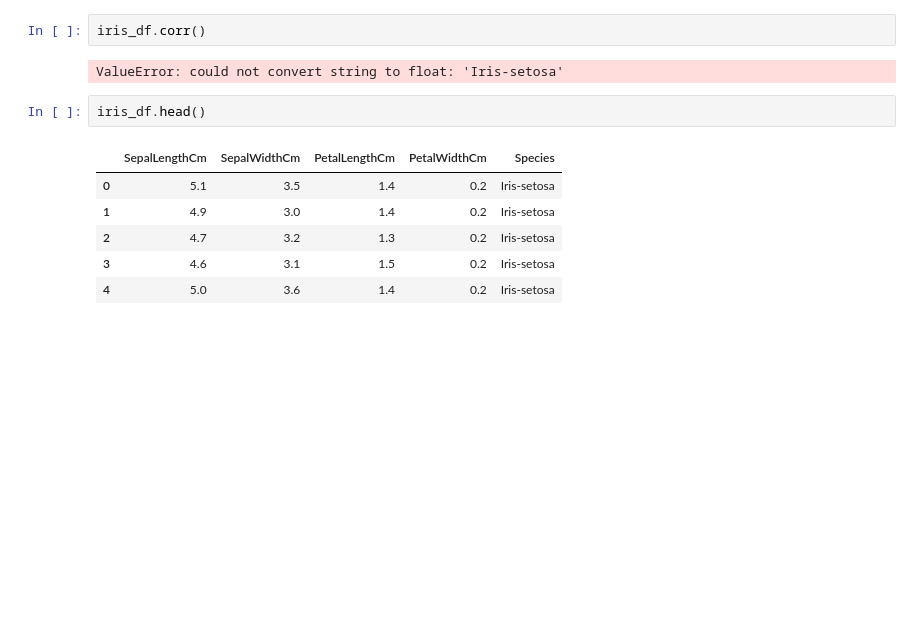
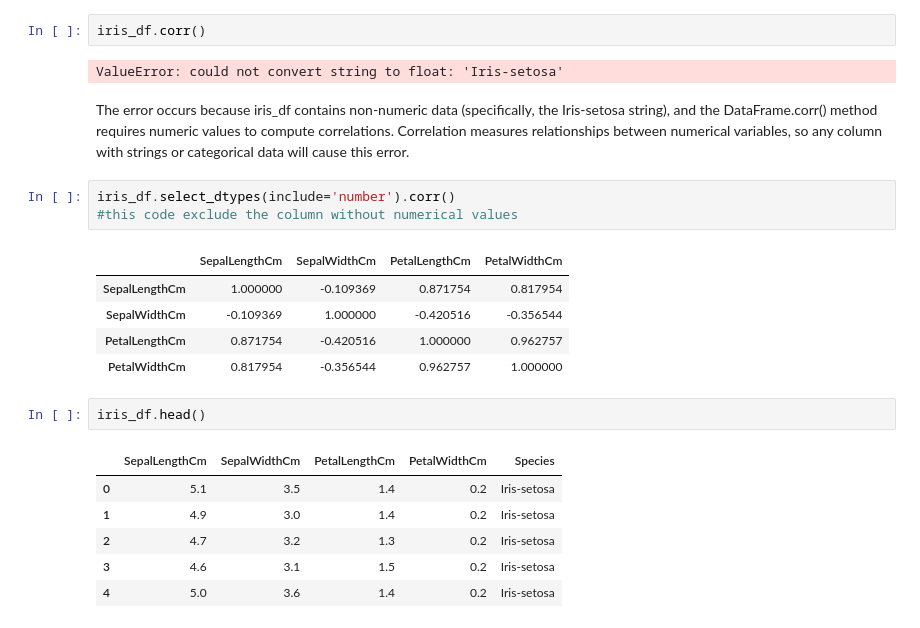
Before and after one commit to oseunamore/Iris_classification, a Jupyter notebook: iris_classification.ipynb, the cells around one changed output. Drawn from its saved outputs; the diff is of its cells as text; blank space fills up the shorter version.

```diff
--- a/iris_classification.ipynb
+++ b/iris_classification.ipynb
@@ -167,6 +167,17 @@ Coorelation Matrix
 iris_df.corr()
 # %% [output]
 ValueError: could not convert string to float: 'Iris-setosa'
+# %% [markdown]
+The error occurs because iris_df contains non-numeric data (specifically, the Iris-setosa string), and the DataFrame.corr() method requires numeric values to compute correlations. Correlation measures relationships between numerical variables, so any column with strings or categorical data will cause this error.
+# %%
+iris_df.select_dtypes(include='number').corr()
+#this code exclude the column without numerical values
+# %% [output]
+|  | SepalLengthCm | SepalWidthCm | PetalLengthCm | PetalWidthCm |
+| SepalLengthCm | 1.000000 | -0.109369 | 0.871754 | 0.817954 |
+| SepalWidthCm | -0.109369 | 1.000000 | -0.420516 | -0.356544 |
+| PetalLengthCm | 0.871754 | -0.420516 | 1.000000 | 0.962757 |
+| PetalWidthCm | 0.817954 | -0.356544 | 0.962757 | 1.000000 |
 # %%
 iris_df.head()
 # %% [output]
```
Also changed, not shown: parts of 1 cell of this notebook.
